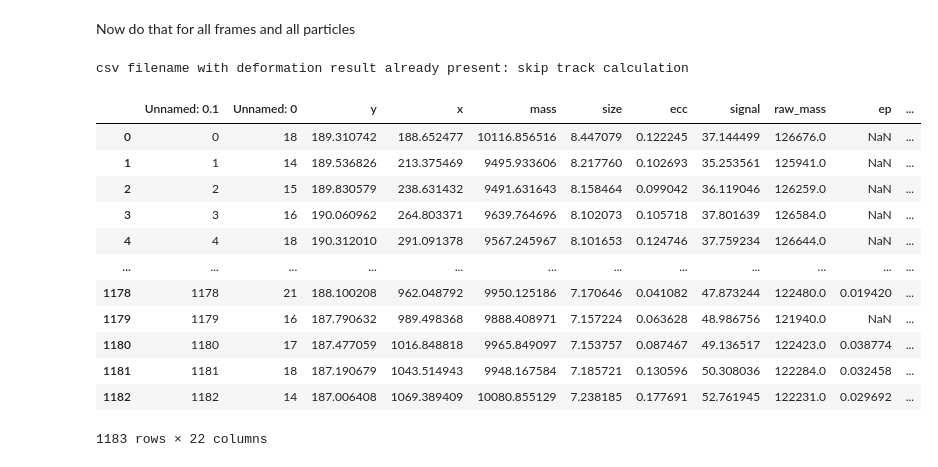
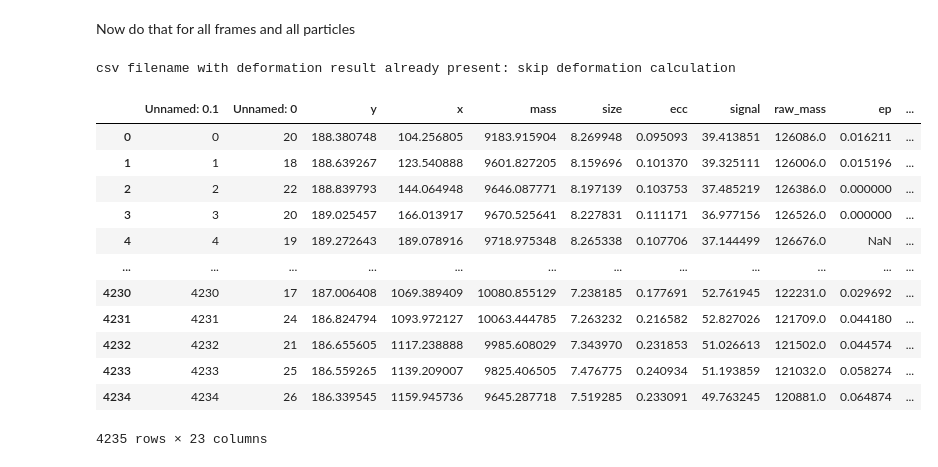
Before and after one commit to FattaccioliLab/Rheoflupy, a Jupyter notebook: Tutorial_DataAnalysis.ipynb, the cells around one changed output. Drawn from its saved outputs; the diff is of its cells as text; code cells hidden in the pictures.

```diff
--- a/Tutorial_DataAnalysis.ipynb
+++ b/Tutorial_DataAnalysis.ipynb
@@ -116,15 +103,15 @@ if os.path.isfile(df_savepath) and not force_track:
     track_df = pd.read_csv(df_savepath)
     PID_list = track_df['particle'].unique()
 else:
-    filter_range = [[minpos_px[0]-filter_range[0], minpos_px[1]+filter_range[0]],
+    track_filter = [[minpos_px[0]-filter_range[0], minpos_px[1]+filter_range[0]],
                     [chaxis_px-filter_range[1], chaxis_px+filter_range[1]]]
     fstack = iof.get_stack(fpath, track_zRange, cropROI=crop_ROI, bkg=bkg, bkgcorr_offset=bkgcorr_off)
     track_df, PID_list = da.track_droplets(fstack, stack_offset=[track_zRange[0], crop_ROI[1], crop_ROI[0]], diameter=filter_d, minmass=track_minmass,
-                      maxsize=track_maxsize, filter_range=filter_range, search_range=search_range, link_memory=0,
+                      maxsize=track_maxsize, filter_range=track_filter, search_range=search_range, link_memory=0,
                         track_out_fpath=os.path.join(froot, img_name+'.h5'), track_procs=4, df_savepath=df_savepath)
 print('{0} particles have been tracked across the whole constriction'.format(len(PID_list)))
 fig, ax = plt.subplots()
-tp.plot_traj(track_df, superimpose=iof.get_single_frame(fpath, 10), ax=ax, plot_style={'linewidth': 2})
+tp.plot_traj(track_df, superimpose=bkg, ax=ax, plot_style={'linewidth': 2})
 track_df.head()
 # %% [output]
 csv filename with track result already present: skip track calculation
@@ -162,3 +142,6 @@ Then on all tracks:
 # %%
-da.track_postproc(track_df, px_size=px_size, fps=fps, eta=eta, plot=True, verbose=0, x_off=minpos_px[0]*px_size)
+##########
+filter_ss_maxtomean = 4
+##########
+PID_sel = da.track_postproc(track_df, px_size=px_size, fps=fps, eta=eta, ss_maxtomean=filter_ss_maxtomean, plot=True, verbose=0, x_off=minpos_px[0]*px_size)
 # %% [output]
@@ -169,19 +153,15 @@ da.track_postproc(track_df, px_size=px_size, fps=fps, eta=eta, plot=True, verbos
 First, find droplet edges with subpixel resolution, and filter resulting datapoints to only get the outer edge of the droplet
 # %%
 ##########
-test_tidx = 39
-roi_size = 30
+roi_size = 35
 edge_blur = 2
 dbscan_eps = 2.1
-edge_thr = 5.5
+edge_thr = 4.5
 edge_iterN = 4
 filter_r_thr = 100
 ##########
 
-drop_frame = int(track_df[(track_df['particle']==PID_list[0])]['frame'].iloc[[test_tidx]])
-roi = track_df[(track_df['particle']==PID_list[0]) & (track_df['frame'] == drop_frame)]
-xloc, yloc = int(roi["x"].iloc[0]), int(roi["y"].iloc[0])
-drop_ROI = [xloc-roi_size, yloc-roi_size, xloc+roi_size, yloc+roi_size]
-drop_img = iof.get_single_frame(fpath, drop_frame, cropROI=drop_ROI, bkg=bkg, bkgcorr_offset=bkgcorr_off, blur_sigma=edge_blur, dtype=float)
+_, drop_img = da.drop_cropROI(track_df, pID=PID_sel[0], frame=39, roi_size=roi_size, rel_frame=True,
+                              fpath=fpath, bkg=bkg, bkgcorr_offset=bkgcorr_off, blur_sigma=edge_blur)
 drop_edges = da.find_edges(drop_img, edge_threshold=edge_thr, smoothing_iterN=edge_iterN, dbscan_eps=dbscan_eps, dbscan_minN=1, plot=True)
 # %% [output]
@@ -189,5 +169,6 @@ drop_edges = da.find_edges(drop_img, edge_threshold=edge_thr, smoothing_iterN=ed
 # %% [markdown]
 Then, fit the outer edge with a Fourier series truncated to the $n$-th order, with $n=5$
 # %%
-Fcoeff, cpos, rbar = da.fit_edge(drop_edges, filter_r_thr=filter_r_thr)
+Fcoeff, cpos, rbar, fit_mserr = da.fit_edge(drop_edges, filter_r_thr=filter_r_thr)
+print('RMS fit error: {0:.2f} px'.format(fit_mserr))
 # %% [output]
@@ -197,29 +179,29 @@ Now do that for all frames and all particles
 # %%
 defdf_savepath = os.path.join(froot, img_name+'_def.csv')
 force_def = False
 if os.path.isfile(defdf_savepath) and not force_def:
     print('csv filename with deformation result already present: skip deformation calculation')
     track_df = pd.read_csv(defdf_savepath)
     PID_sel = track_df['particle'].unique()
 else:
     def_res, PID_sel = da.analyze_deformations(fpath, track_df, crop_roi_size=roi_size, img_bkg=bkg, img_bkgcorr_offset=bkgcorr_off,
                                                img_blur_sigma=edge_blur, edge_threshold=edge_thr, smoothing_iterN=edge_iterN,
                                                dbscan_eps=dbscan_eps, dbscan_minN=1, filter_r_thr=filter_r_thr,
-                                               plot_outdir=os.path.join(froot, 'out_tmp'), px_size=px_size, fps=fps)
+                                               plot_outdir=os.path.join(froot, 'out_tmp'), px_size=px_size, fps=fps, PID_list=PID_sel)
     track_df.to_csv(os.path.join(froot, img_name+'_def.csv'))
 track_df
 # %% [output]
-csv filename with deformation result already present: skip track calculation
+csv filename with deformation result already present: skip deformation calculation
 |  | Unnamed: 0.1 | Unnamed: 0 | y | x | mass | size | ecc | signal | raw_mass | ep | ... |
-| 0 | 0 | 18 | 189.310742 | 188.652477 | 10116.856516 | 8.447079 | 0.122245 | 37.144499 | 126676.0 | NaN | ... |
-| 1 | 1 | 14 | 189.536826 | 213.375469 | 9495.933606 | 8.217760 | 0.102693 | 35.253561 | 125941.0 | NaN | ... |
-| 2 | 2 | 15 | 189.830579 | 238.631432 | 9491.631643 | 8.158464 | 0.099042 | 36.119046 | 126259.0 | NaN | ... |
-| 3 | 3 | 16 | 190.060962 | 264.803371 | 9639.764696 | 8.102073 | 0.105718 | 37.801639 | 126584.0 | NaN | ... |
-| 4 | 4 | 18 | 190.312010 | 291.091378 | 9567.245967 | 8.101653 | 0.124746 | 37.759234 | 126644.0 | NaN | ... |
+| 0 | 0 | 20 | 188.380748 | 104.256805 | 9183.915904 | 8.269948 | 0.095093 | 39.413851 | 126086.0 | 0.016211 | ... |
+| 1 | 1 | 18 | 188.639267 | 123.540888 | 9601.827205 | 8.159696 | 0.101370 | 39.325111 | 126006.0 | 0.015196 | ... |
+| 2 | 2 | 22 | 188.839793 | 144.064948 | 9646.087771 | 8.197139 | 0.103753 | 37.485219 | 126386.0 | 0.000000 | ... |
+| 3 | 3 | 20 | 189.025457 | 166.013917 | 9670.525641 | 8.227831 | 0.111171 | 36.977156 | 126526.0 | 0.000000 | ... |
+| 4 | 4 | 19 | 189.272643 | 189.078916 | 9718.975348 | 8.265338 | 0.107706 | 37.144499 | 126676.0 | NaN | ... |
 | ... | ... | ... | ... | ... | ... | ... | ... | ... | ... | ... | ... |
-| 1178 | 1178 | 21 | 188.100208 | 962.048792 | 9950.125186 | 7.170646 | 0.041082 | 47.873244 | 122480.0 | 0.019420 | ... |
-| 1179 | 1179 | 16 | 187.790632 | 989.498368 | 9888.408971 | 7.157224 | 0.063628 | 48.986756 | 121940.0 | NaN | ... |
-| 1180 | 1180 | 17 | 187.477059 | 1016.848818 | 9965.849097 | 7.153757 | 0.087467 | 49.136517 | 122423.0 | 0.038774 | ... |
-| 1181 | 1181 | 18 | 187.190679 | 1043.514943 | 9948.167584 | 7.185721 | 0.130596 | 50.308036 | 122284.0 | 0.032458 | ... |
-| 1182 | 1182 | 14 | 187.006408 | 1069.389409 | 10080.855129 | 7.238185 | 0.177691 | 52.761945 | 122231.0 | 0.029692 | ... |
+| 4230 | 4230 | 17 | 187.006408 | 1069.389409 | 10080.855129 | 7.238185 | 0.177691 | 52.761945 | 122231.0 | 0.029692 | ... |
+| 4231 | 4231 | 24 | 186.824794 | 1093.972127 | 10063.444785 | 7.263232 | 0.216582 | 52.827026 | 121709.0 | 0.044180 | ... |
+| 4232 | 4232 | 21 | 186.655605 | 1117.238888 | 9985.608029 | 7.343970 | 0.231853 | 51.026613 | 121502.0 | 0.044574 | ... |
+| 4233 | 4233 | 25 | 186.559265 | 1139.209007 | 9825.406505 | 7.476775 | 0.240934 | 51.193859 | 121032.0 | 0.058274 | ... |
+| 4234 | 4234 | 26 | 186.339545 | 1159.945736 | 9645.287718 | 7.519285 | 0.233091 | 49.763245 | 120881.0 | 0.064874 | ... |
-1183 rows × 22 columns
+4235 rows × 23 columns
```
Also changed, not shown: parts of 23 cells of this notebook, 2 other files.
